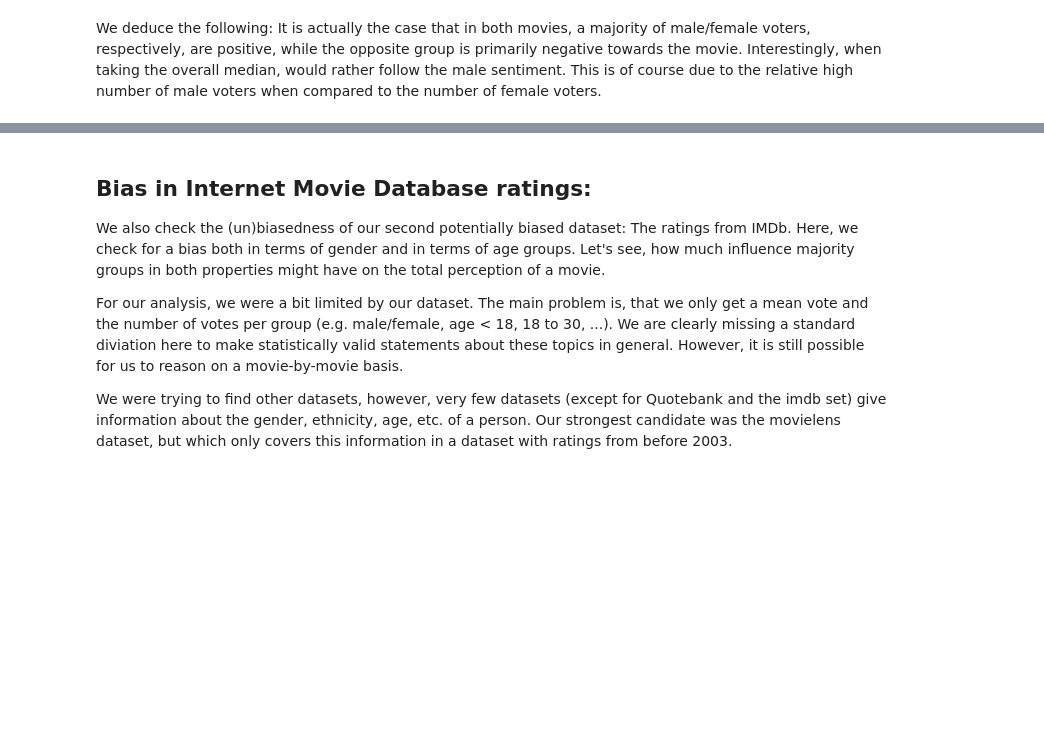
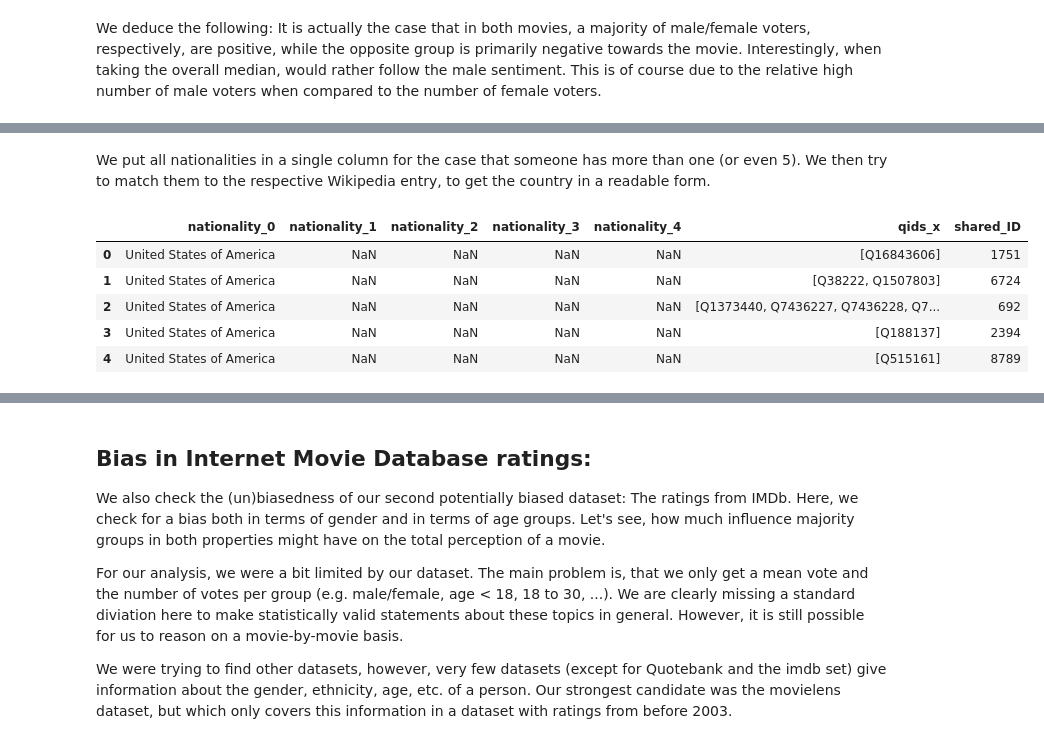
Before and after one commit to epfl-ada/ada-2021-project-f-jab, a Jupyter notebook: RQ4.ipynb, the cells around one changed output, grey strips where cells are left out. Cells and saved outputs as stored; diff of their text form; code cells hidden in the pictures; blank space fills up the shorter version.

```diff
--- a/RQ4.ipynb
+++ b/RQ4.ipynb
@@ -364,0 +355,27 @@ We deduce the following: It is actually the case that in both movies, a majority
+# %% [markdown]
+We put all nationalities in a single column for the case that someone has more than one (or even 5). We then try to match them to the respective Wikipedia entry, to get the country in a readable form.
+# %%
+from wikidata.client import Client
+client = Client()
+nationality_cols = [x for x in map_ethnicity.columns if 'nationality_' in x]
+for col in nationality_cols:
+    for qid in map_ethnicity[col].unique():
+        if qid is not None:
+            entity = client.get(qid, load=True)
+            try:
+                citizenship = entity.data['labels']['en']['value']
+            except KeyError:
+                #print(entity.data)
+                citizenship = None
+            except TypeError:
+                #print(entity.data)
+                citizenship = None
+            map_ethnicity.loc[map_ethnicity[col] == qid, col] = citizenship
+map_ethnicity.head()
+# %% [output]
+|  | nationality_0 | nationality_1 | nationality_2 | nationality_3 | nationality_4 | qids_x | shared_ID |
+| 0 | United States of America | NaN | NaN | NaN | NaN | [Q16843606] | 1751 |
+| 1 | United States of America | NaN | NaN | NaN | NaN | [Q38222, Q1507803] | 6724 |
+| 2 | United States of America | NaN | NaN | NaN | NaN | [Q1373440, Q7436227, Q7436228, Q7... | 692 |
+| 3 | United States of America | NaN | NaN | NaN | NaN | [Q188137] | 2394 |
+| 4 | United States of America | NaN | NaN | NaN | NaN | [Q515161] | 8789 |
```
Also changed, not shown: parts of 28 cells of this notebook.
